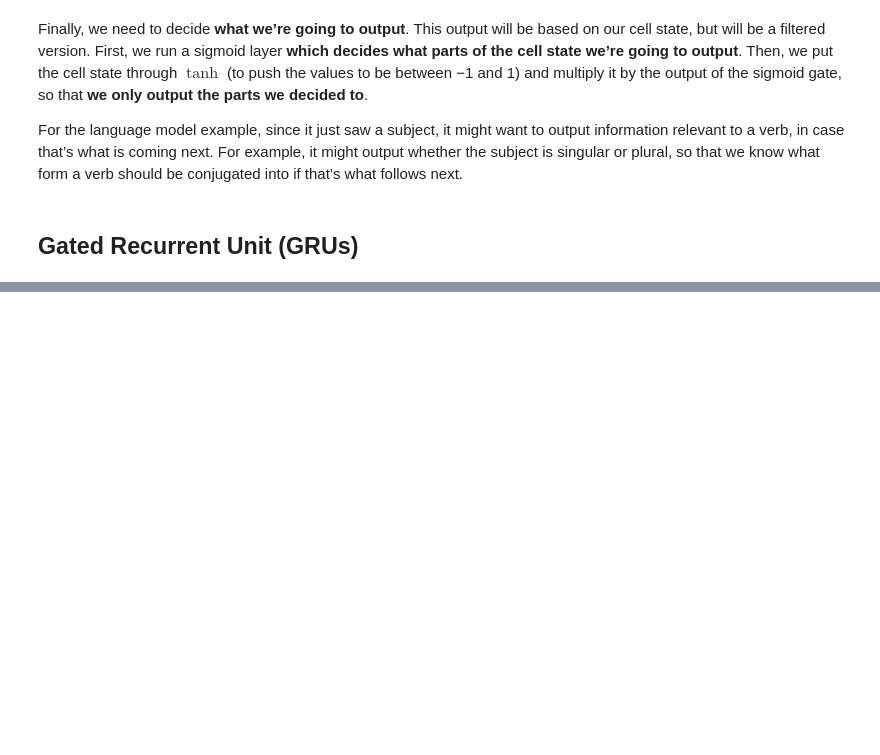
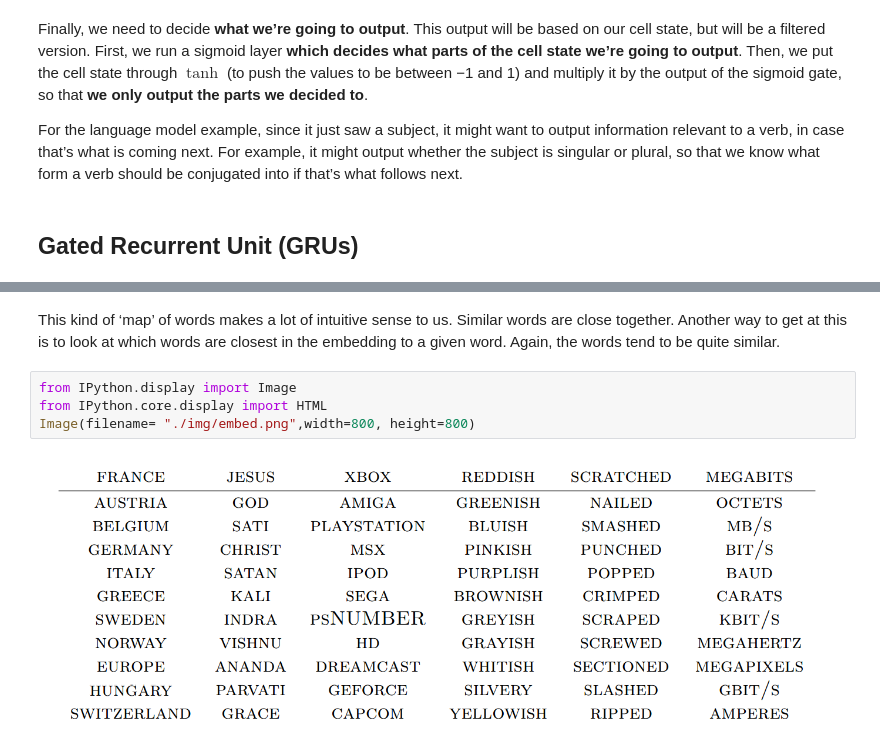
Before and after one commit to safakkbilici/Deep-Learning-Lecture-2020-2021-First-Term, a Jupyter notebook: lecture notes/05-Texts-And-Sequential-Models.ipynb, the cells around one changed output, grey strips where cells are left out. Cells and saved outputs as stored; diff of their text form; blank space fills up the shorter version.

```diff
--- a/lecture notes/05-Texts-And-Sequential-Models.ipynb
+++ b/lecture notes/05-Texts-And-Sequential-Models.ipynb
@@ -379,0 +464,8 @@ For the language model example, since it just saw a subject, it might want to ou
+# %% [markdown]
+This kind of ‘map’ of words makes a lot of intuitive sense to us. Similar words are close together. Another way to get at this is to look at which words are closest in the embedding to a given word. Again, the words tend to be quite similar.
+# %%
+from IPython.display import Image
+from IPython.core.display import HTML
+Image(filename= "./img/embed.png",width=800, height=800)
+# %% [output]
+[figure, added]
```
Also changed, not shown: parts of 44 cells of this notebook.
